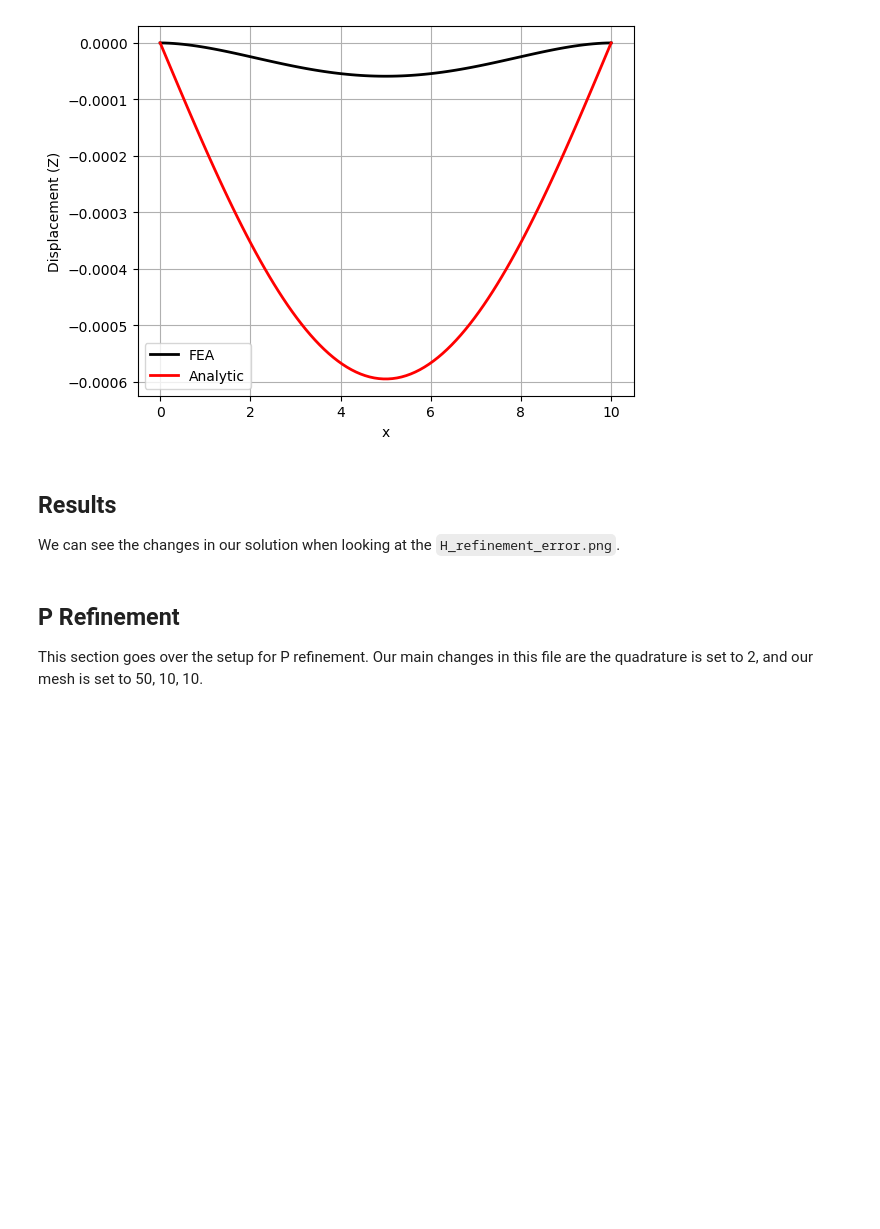
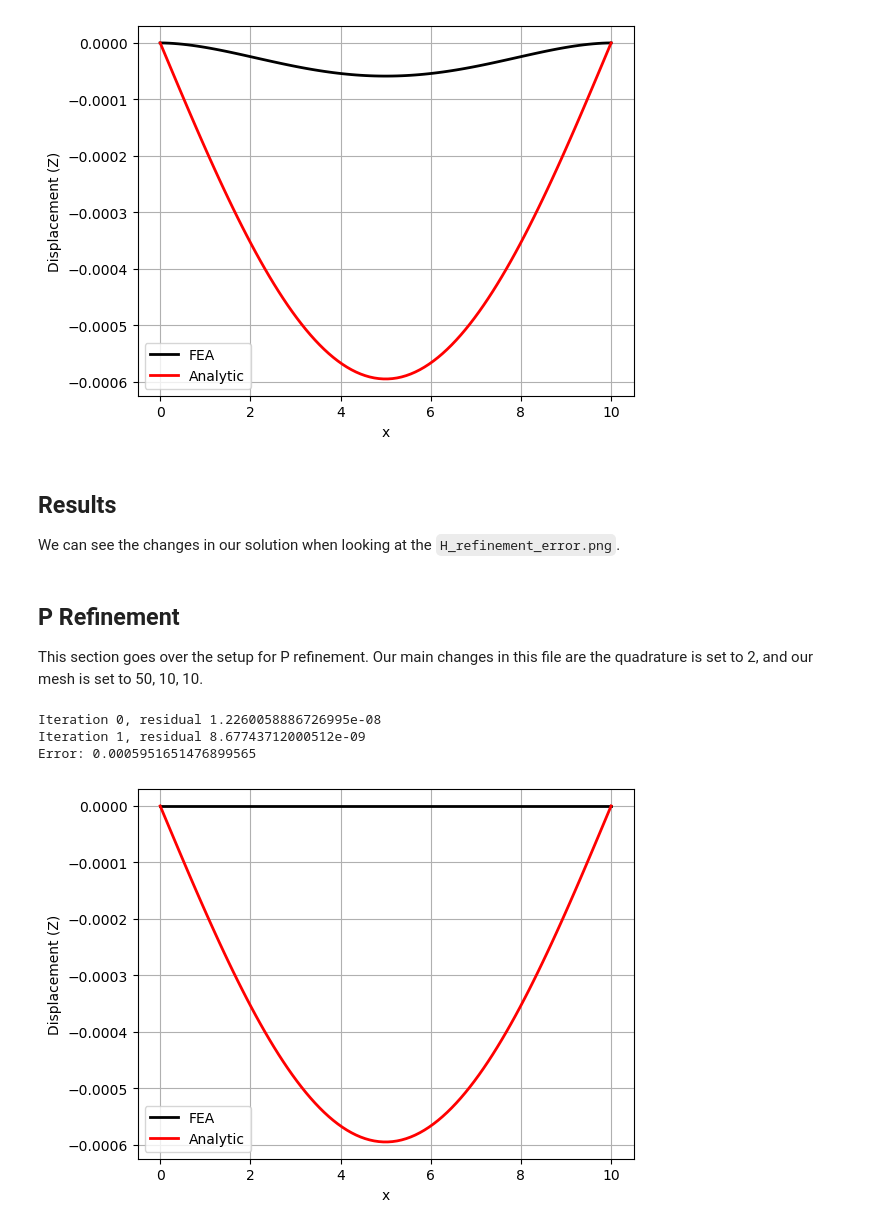
Before and after one commit to K-batonisashvili/Computational-Mechanics-Nonlinear-Systems, a Jupyter notebook: Assignment-4/Part-2/FEniCSx_P_H_Mesh_Analysis.ipynb, the cells around one changed output. Saved outputs shown, nothing was run; the diff lists cells and outputs as text; code cells hidden in the pictures; blank space fills up the shorter version.

```diff
--- a/Assignment-4/Part-2/FEniCSx_P_H_Mesh_Analysis.ipynb
+++ b/Assignment-4/Part-2/FEniCSx_P_H_Mesh_Analysis.ipynb
@@ -214,7 +214,7 @@ def Monitor(ksp, iterations, residual_norm):
     print(f"Iteration {iterations}, residual {residual_norm}")
 
 problem.solver.setMonitor(Monitor)
-problem.solver.setTolerances(rtol=1e-9, atol=1e-9)
+problem.solver.setTolerances(rtol=1e-8, atol=1e-8)
 
 problem.solve()
 
@@ -241,30 +241,35 @@ colliding_cells = geometry.compute_colliding_cells(domain, cell_candidates, poin
 for i, point in enumerate(points.T):
     if len(colliding_cells.links(i)) > 0:
         points_on_proc.append(point)
         cells.append(colliding_cells.links(i)[0])
 
 points_on_proc = np.array(points_on_proc, dtype=np.float64)
 u_values = solution.eval(points_on_proc, cells)
 
 # Plot FEA results
 fig = plt.figure()
 plt.plot(points_on_proc[:, 0], u_values[:, 2], "k", linewidth=2, label="FEA")  # Z-displacement
 plt.grid(True)
 
 # Define the analytic solution for comparison
 u_analytic = lambda x: (q.value[2] / (24 * E.value * Inertia)) * (x**4 - 2 * L * x**3 + L**3 * x)
 x_analytic = np.linspace(0, L, 100)
 u_analytic_values = u_analytic(x_analytic)
 
 # Compute and save the error
 error = np.max(np.abs(u_values[:, 2] - u_analytic_values))
 print(f"Error: {error}")
 
 # Plot analytic solution
 plt.plot(x_analytic, u_analytic_values, "r", linewidth=2, label="Analytic")
 plt.grid(True)
 plt.xlabel("x")
 plt.ylabel("Displacement (Z)")
 plt.legend()
 output_png = "P_refinement_error.png"
 plt.savefig(output_png)
+# %% [output]
+Iteration 0, residual 1.2260058886726995e-08
+Iteration 1, residual 8.67743712000512e-09
+Error: 0.0005951651476899565
+[figure, added]
```
Also changed, not shown: parts of 2 cells of this notebook, 2 other files.
